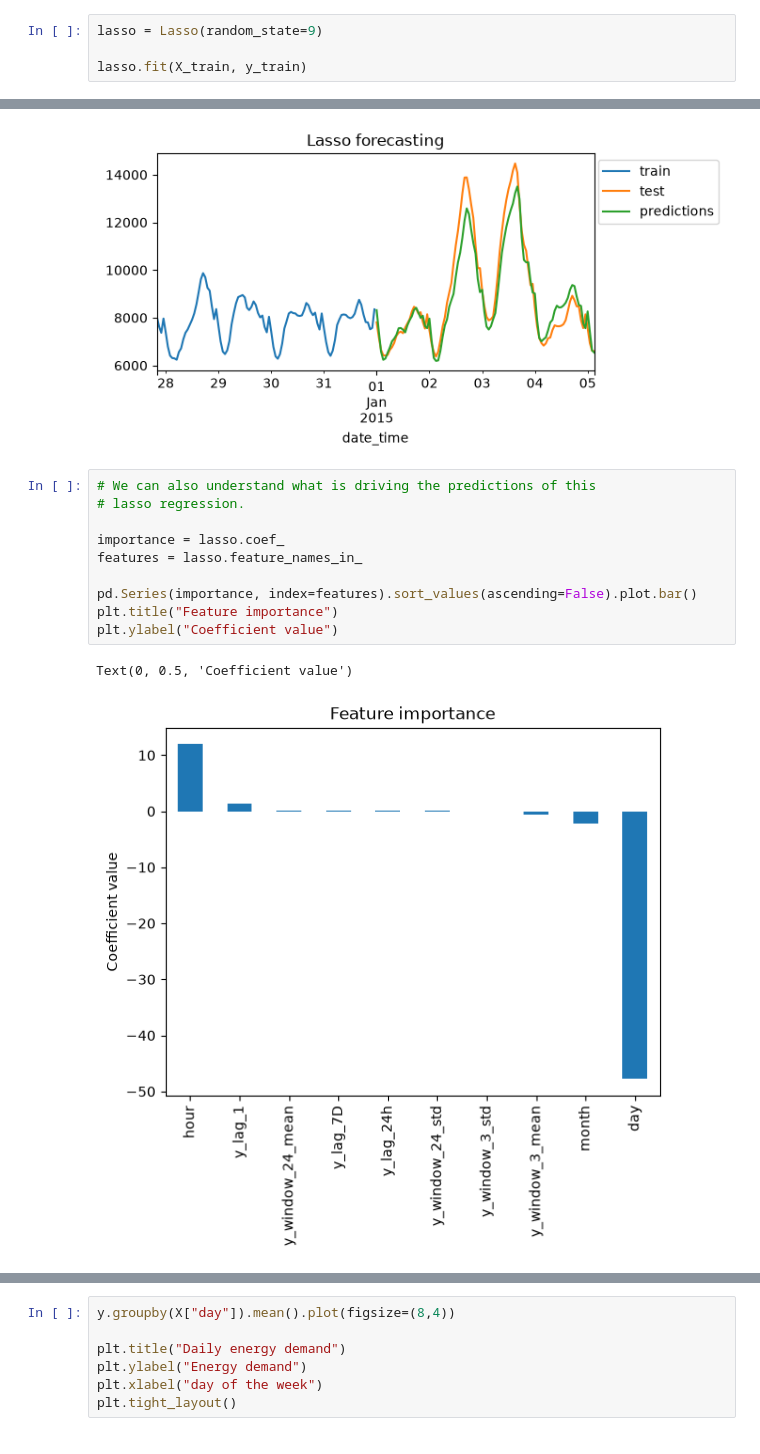
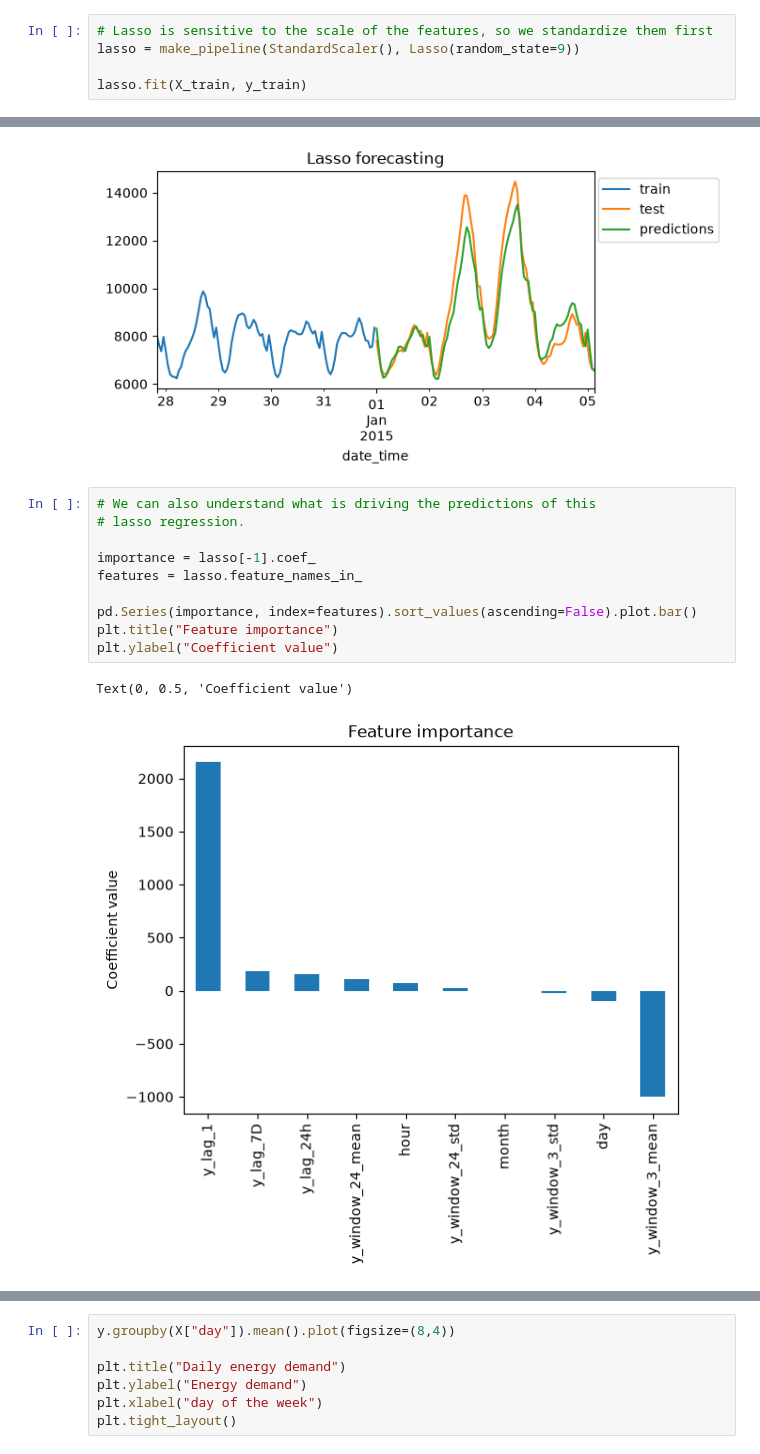
Before and after one commit to trainindata/forecasting-with-machine-learning, a Jupyter notebook: 01-forecasting-as-regression/04-single-step-forecasting-with-machine-learning.ipynb, the cells around one changed output, grey strips where cells are left out. Cells and saved outputs as stored; diff of their text form.

```diff
--- a/01-forecasting-as-regression/04-single-step-forecasting-with-machine-learning.ipynb
+++ b/01-forecasting-as-regression/04-single-step-forecasting-with-machine-learning.ipynb
@@ -208,7 +210,8 @@ X_test  = X.loc[end_train:]
 y_train = y.loc[:end_train]
 y_test  = y.loc[end_train:]
 # %%
-lasso = Lasso(random_state=9)
+# Lasso is sensitive to the scale of the features, so we standardize them first
+lasso = make_pipeline(StandardScaler(), Lasso(random_state=9))
 
 lasso.fit(X_train, y_train)
 # %% [output]
@@ -258,14 +262,14 @@ ax.legend(bbox_to_anchor=(1.3, 1.0))
 # %%
 # We can also understand what is driving the predictions of this
 # lasso regression.
 
-importance = lasso.coef_
+importance = lasso[-1].coef_
 features = lasso.feature_names_in_
 
 pd.Series(importance, index=features).sort_values(ascending=False).plot.bar()
 plt.title("Feature importance")
 plt.ylabel("Coefficient value")
 # %% [output]
 Text(0, 0.5, 'Coefficient value')
-[figure, old version]
+[figure, new version]
 # %% [markdown]
```
Also changed, not shown: parts of 5 cells of this notebook.
